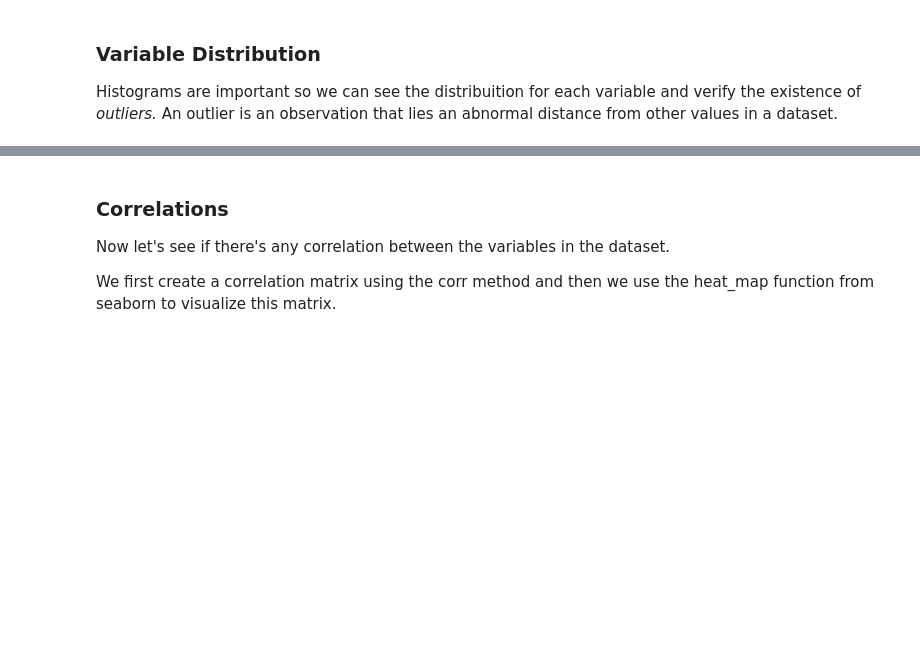
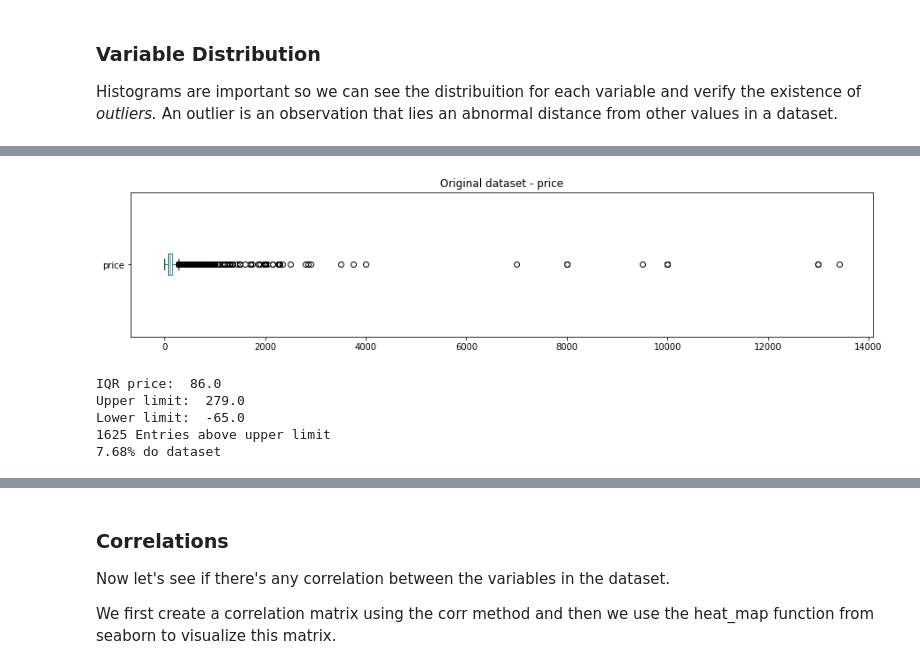
Before and after one commit to brunacmendes/data_science, a Jupyter notebook: AirBnB_Listings_Data_Analysis_Toronto.ipynb, the cells around one changed output, grey strips where cells are left out. Saved outputs shown, nothing was run; the diff lists cells and outputs as text; code cells hidden in the pictures; blank space fills up the shorter version.

```diff
--- a/AirBnB_Listings_Data_Analysis_Toronto.ipynb
+++ b/AirBnB_Listings_Data_Analysis_Toronto.ipynb
@@ -263,0 +248,32 @@ Values over 30 nights:
+# %%
+
+# Displaying the box plot for price
+fig, ax = plt.subplots(figsize=(15,3))
+df['price'].plot(kind='box', vert=False)
+ax.set_title('Original dataset - price')
+plt.show()
+
+
+# IQR rule for variable price
+q1_price = df.price.quantile(q=0.25)
+q3_price = df.price.quantile(q=0.75)
+IQR_price = q3_price - q1_price
+
+print('IQR price: ', IQR_price)
+
+sup_price = q3_price + 1.5 * IQR_price
+inf_price = q1_price - 1.5 * IQR_price
+
+print('Upper limit: ', sup_price)
+print('Lower limit: ', inf_price)
+
+
+print("{} Entries above upper limit".format(len(df[df.price > sup_price])))
+print("{:.2f}% do dataset".format((len(df[df.price > sup_price]) / df.shape[0])*100))
+# %% [output]
+[figure, added]
+IQR price:  86.0
+Upper limit:  279.0
+Lower limit:  -65.0
+1625 Entries above upper limit
+7.68% do dataset
```
Also changed, not shown: parts of 11 cells of this notebook.
